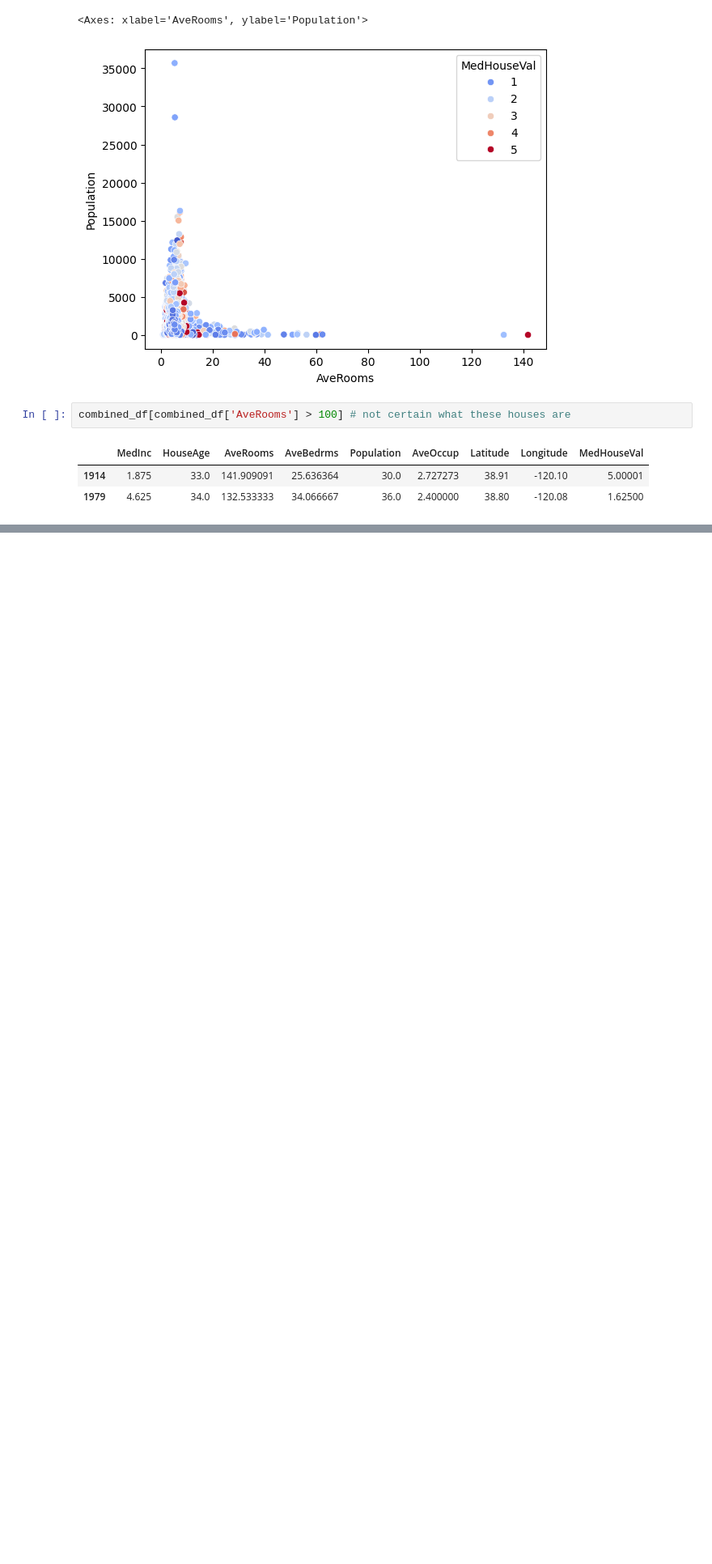
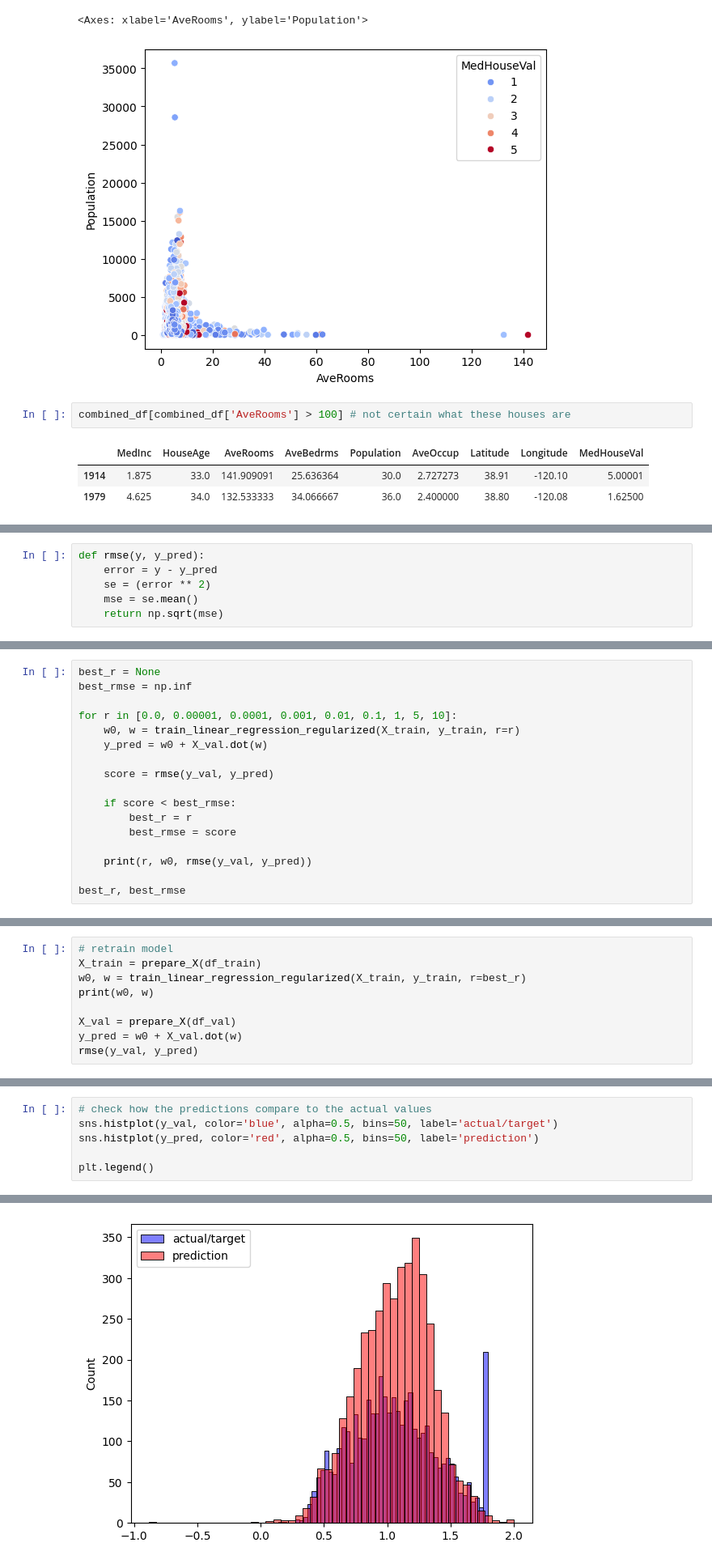
Before and after one commit to sheilambadi/machine-learning-zoomcamp, a Jupyter notebook: machine-learning-zoomcamp/02_regression/california_housing_price_prediction.ipynb, the cells around one changed output, grey strips where cells are left out. Shown at 81% size. Saved outputs shown, nothing was run; the diff lists cells and outputs as text; blank space fills up the shorter version.

```diff
--- a/machine-learning-zoomcamp/02_regression/california_housing_price_prediction.ipynb
+++ b/machine-learning-zoomcamp/02_regression/california_housing_price_prediction.ipynb
@@ -325,0 +468,6 @@ combined_df[combined_df['AveRooms'] > 100] # not certain what these houses are
+# %%
+def rmse(y, y_pred):
+    error = y - y_pred
+    se = (error ** 2)
+    mse = se.mean()
+    return np.sqrt(mse)
@@ -325,0 +517,17 @@ combined_df[combined_df['AveRooms'] > 100] # not certain what these houses are
+# %%
+best_r = None
+best_rmse = np.inf
+
+for r in [0.0, 0.00001, 0.0001, 0.001, 0.01, 0.1, 1, 5, 10]:
+    w0, w = train_linear_regression_regularized(X_train, y_train, r=r)
+    y_pred = w0 + X_val.dot(w)
+
+    score = rmse(y_val, y_pred)
+
+    if score < best_rmse:
+        best_r = r
+        best_rmse = score
+
+    print(r, w0, rmse(y_val, y_pred))
+
+best_r, best_rmse
@@ -325,0 +545,9 @@ combined_df[combined_df['AveRooms'] > 100] # not certain what these houses are
+# %%
+# retrain model
+X_train = prepare_X(df_train)
+w0, w = train_linear_regression_regularized(X_train, y_train, r=best_r)
+print(w0, w)
+
+X_val = prepare_X(df_val)
+y_pred = w0 + X_val.dot(w)
+rmse(y_val, y_pred)
@@ -325,0 +558,7 @@ combined_df[combined_df['AveRooms'] > 100] # not certain what these houses are
+# %%
+# check how the predictions compare to the actual values
+sns.histplot(y_val, color='blue', alpha=0.5, bins=50, label='actual/target')
+sns.histplot(y_pred, color='red', alpha=0.5, bins=50, label='prediction')
+
+plt.legend()
+# %% [output]
@@ -325,0 +566 @@ combined_df[combined_df['AveRooms'] > 100] # not certain what these houses are
+[figure, added]
```
Also changed, not shown: parts of 35 cells of this notebook.
